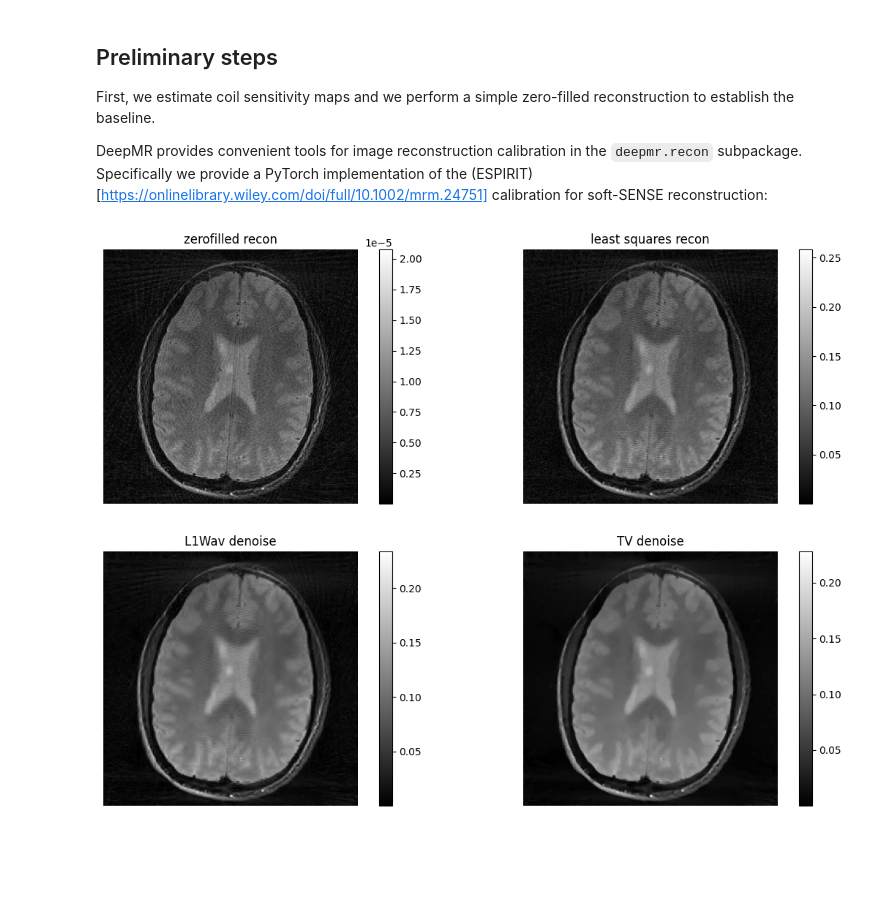
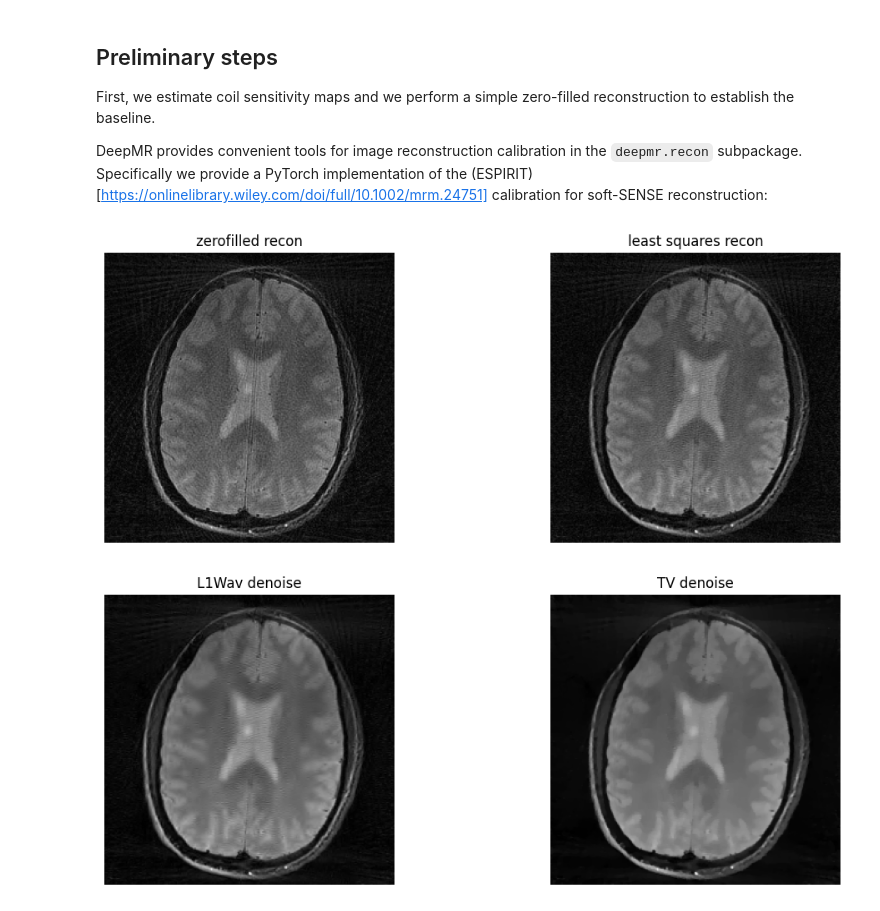
Before and after one commit to INFN-PREDATOR/PREDATOR-milestones, a Jupyter notebook: notebooks/M1c_iterative_reco.ipynb, the cells around one changed output. Cells and saved outputs as stored; diff of their text form; code cells hidden in the pictures; blank space fills up the shorter version.

```diff
--- a/notebooks/M1c_iterative_reco.ipynb
+++ b/notebooks/M1c_iterative_reco.ipynb
@@ -111,14 +95,14 @@ img_tk = deepmr.recon.recon_lstsq(data.clone(), copy.deepcopy(head), niter=10, l
 # %%
 # plot
 plt.rcParams['figure.figsize'] = [12, 4]
 
 plt.subplot(1, 2, 1)
-_ = plt.imshow(abs(torch.flip(img_zf, dims=(-1,)).squeeze().numpy(force=True)).T, cmap="gray"), plt.axis("off"), plt.title("zerofilled recon"), plt.colorbar()
+_ = plt.imshow(abs(torch.flip(img_zf, dims=(-1,)).squeeze().numpy(force=True)).T, cmap="gray"), plt.axis("off"), plt.title("zerofilled recon")
 plt.subplot(1, 2, 2)
-_ = plt.imshow(abs(torch.flip(img_tk, dims=(-1,)).squeeze().numpy(force=True)).T, cmap="gray"), plt.axis("off"), plt.title("least squares recon"), plt.colorbar()
+_ = plt.imshow(abs(torch.flip(img_tk, dims=(-1,)).squeeze().numpy(force=True)).T, cmap="gray"), plt.axis("off"), plt.title("least squares recon")
 plt.tight_layout()
 # %% [output]
-[figure, old version]
+[figure, new version]
 # %%
 img_tk = deepmr.recon.intensity_scaling(img_tk, ndim=2)
 img_denoise_wav = deepmr.prox.wavelet_denoise(img_tk, 2, ths=0.01)
@@ -128,10 +112,10 @@ img_denoise_tv = deepmr.prox.tv_denoise(img_tk, 2, ths=0.01)
 plt.rcParams['figure.figsize'] = [12, 4]
 
 plt.subplot(1, 2, 1)
-_ = plt.imshow(abs(torch.flip(img_denoise_wav, dims=(-1,)).squeeze()).T, cmap="gray"), plt.axis("off"), plt.title("L1Wav denoise"), plt.colorbar()
+_ = plt.imshow(abs(torch.flip(img_denoise_wav, dims=(-1,)).squeeze().numpy(force=True)).T, cmap="gray"), plt.axis("off"), plt.title("L1Wav denoise")
 plt.subplot(1, 2, 2)
-_ = plt.imshow(abs(torch.flip(img_denoise_tv, dims=(-1,)).squeeze()).T, cmap="gray"), plt.axis("off"), plt.title("TV denoise"), plt.colorbar()
+_ = plt.imshow(abs(torch.flip(img_denoise_tv, dims=(-1,)).squeeze().numpy(force=True)).T, cmap="gray"), plt.axis("off"), plt.title("TV denoise")
 plt.tight_layout()
 # %% [output]
-[figure, old version]
+[figure, new version]
 # %%
```
Also changed, not shown: parts of 4 cells of this notebook.
